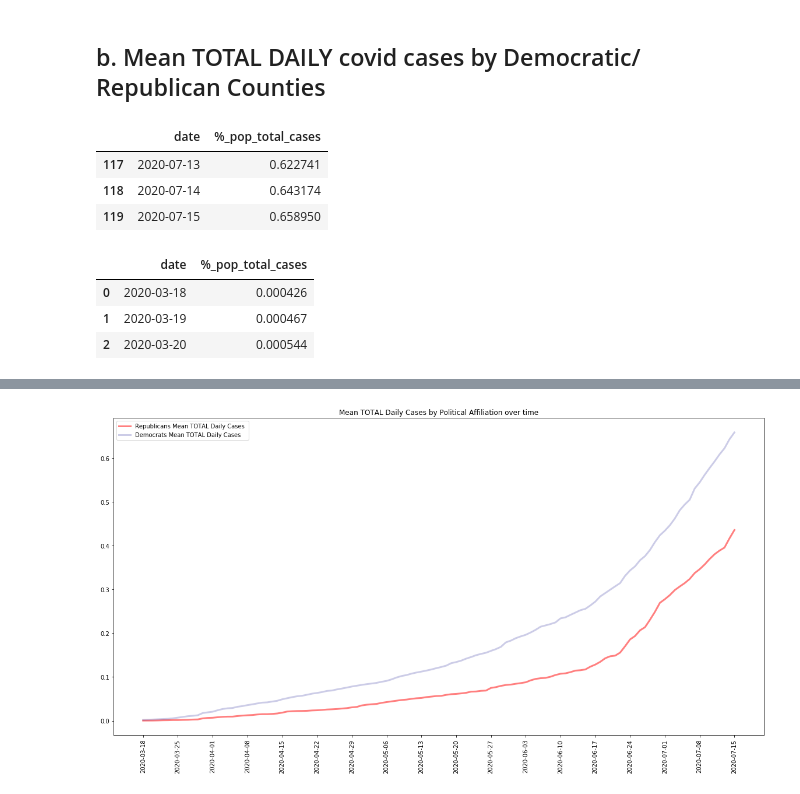
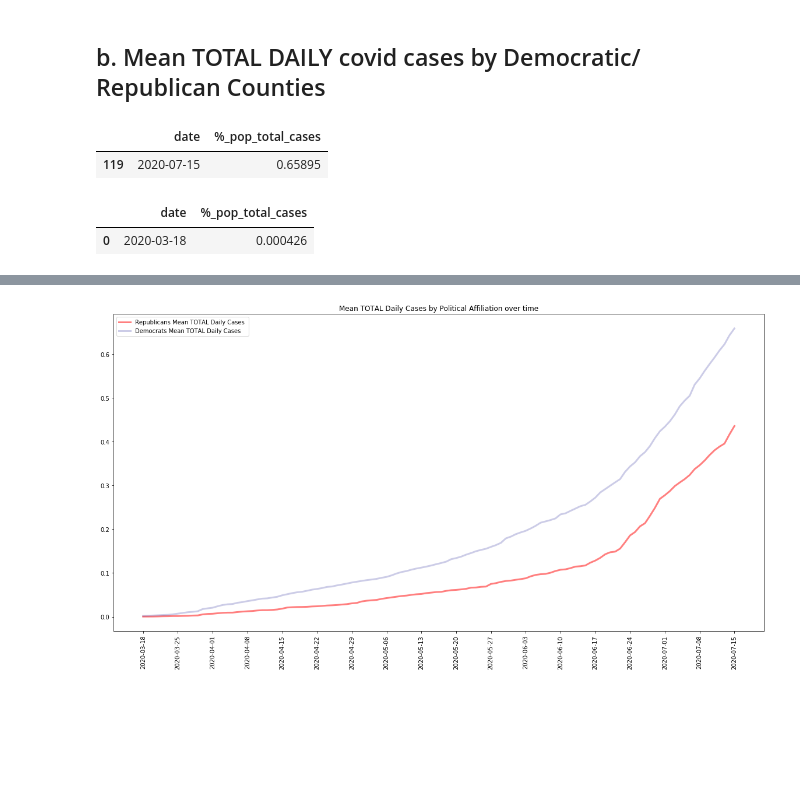
Before and after one commit to MegansColorado/Capstone_1, a Jupyter notebook: Covid_Political_Data.ipynb, the cells around one changed output, grey strips where cells are left out. Drawn from its saved outputs; the diff is of its cells as text; code cells hidden in the pictures; blank space fills up the shorter version.

```diff
--- a/Covid_Political_Data.ipynb
+++ b/Covid_Political_Data.ipynb
@@ -173,17 +146,13 @@ plt.savefig('images/dem_repub_meandailyNEWcases_Map_5.png')
 ## b. Mean TOTAL DAILY covid cases by Democratic/ Republican Counties
 # %%
 mean_daily_total_cases_dem = dems_df.groupby('date')['%_pop_total_cases'].mean().reset_index()
-mean_daily_total_cases_dem.tail(3)
+mean_daily_total_cases_dem.tail(1)
 # %% [output]
 |  | date | %_pop_total_cases |
-| 117 | 2020-07-13 | 0.622741 |
-| 118 | 2020-07-14 | 0.643174 |
-| 119 | 2020-07-15 | 0.658950 |
+| 119 | 2020-07-15 | 0.65895 |
 # %%
 mean_daily_total_cases_repub = repub_df.groupby('date')['%_pop_total_cases'].mean().reset_index()
-mean_daily_total_cases_repub.head(3)
+mean_daily_total_cases_repub.head(1)
 # %% [output]
 |  | date | %_pop_total_cases |
 | 0 | 2020-03-18 | 0.000426 |
-| 1 | 2020-03-19 | 0.000467 |
-| 2 | 2020-03-20 | 0.000544 |
```
Also changed, not shown: parts of 10 cells of this notebook, 2 other files.
